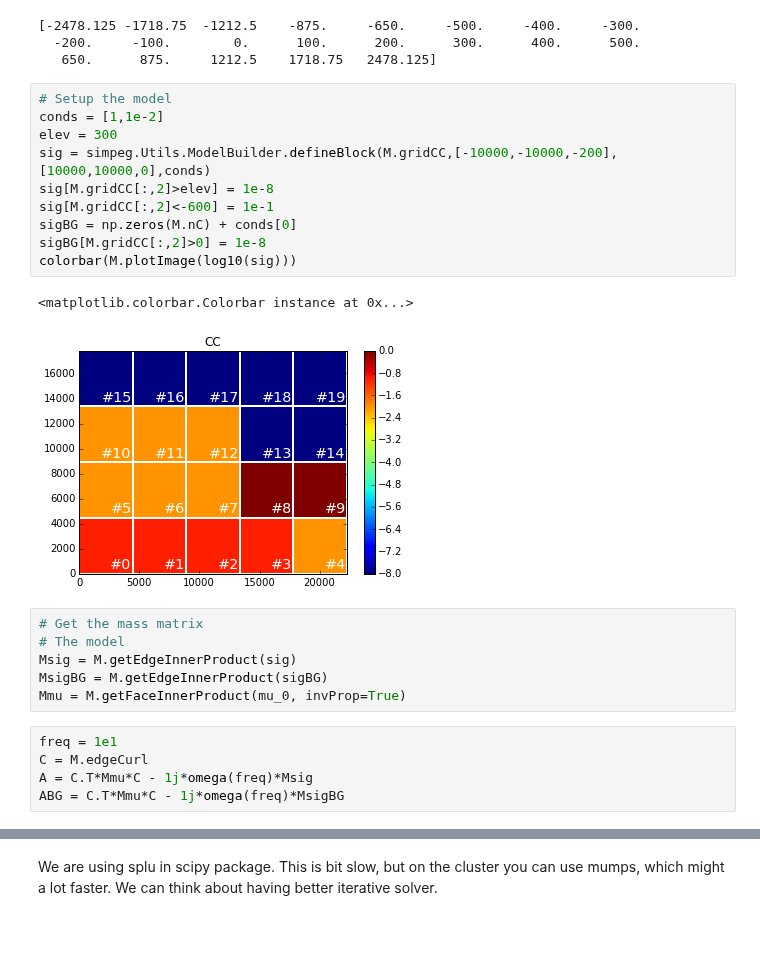
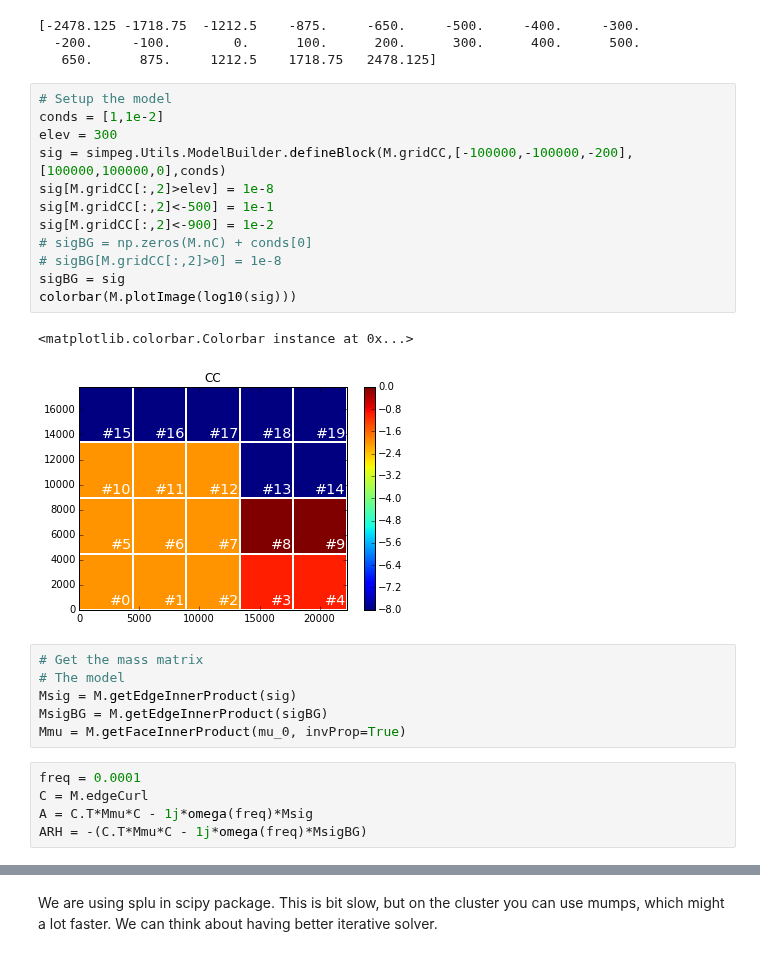
Before and after one commit to simpeg/simpeg, a Jupyter notebook: MT Script-3D_layerTest-working.ipynb, the cells around one changed output, grey strips where cells are left out. Drawn from its saved outputs; the diff is of its cells as text.

```diff
--- a/MT Script-3D_layerTest-working.ipynb
+++ b/MT Script-3D_layerTest-working.ipynb
@@ -28,16 +24,18 @@ print M.vectorNz
 # %%
 # Setup the model
 conds = [1,1e-2]
 elev = 300
-sig = simpeg.Utils.ModelBuilder.defineBlock(M.gridCC,[-10000,-10000,-200],[10000,10000,0],conds)
+sig = simpeg.Utils.ModelBuilder.defineBlock(M.gridCC,[-100000,-100000,-200],[100000,100000,0],conds)
 sig[M.gridCC[:,2]>elev] = 1e-8
-sig[M.gridCC[:,2]<-600] = 1e-1
-sigBG = np.zeros(M.nC) + conds[0]
-sigBG[M.gridCC[:,2]>0] = 1e-8
+sig[M.gridCC[:,2]<-500] = 1e-1
+sig[M.gridCC[:,2]<-900] = 1e-2
+# sigBG = np.zeros(M.nC) + conds[0]
+# sigBG[M.gridCC[:,2]>0] = 1e-8
+sigBG = sig
 colorbar(M.plotImage(log10(sig)))
 # %% [output]
 <matplotlib.colorbar.Colorbar instance at 0x...>
-[figure, old version]
+[figure, new version]
 # %%
 # Get the mass matrix
 # The model
@@ -45,10 +43,10 @@ Msig = M.getEdgeInnerProduct(sig)
 MsigBG = M.getEdgeInnerProduct(sigBG)
 Mmu = M.getFaceInnerProduct(mu_0, invProp=True)
 # %%
-freq = 1e1
+freq = 0.0001
 C = M.edgeCurl
 A = C.T*Mmu*C - 1j*omega(freq)*Msig
-ABG = C.T*Mmu*C - 1j*omega(freq)*MsigBG
+ARH = -(C.T*Mmu*C - 1j*omega(freq)*MsigBG)
 # %%
 %%time
 # Solve the systems for each polarization
```
Also changed, not shown: parts of 13 cells of this notebook, 9 other files.
